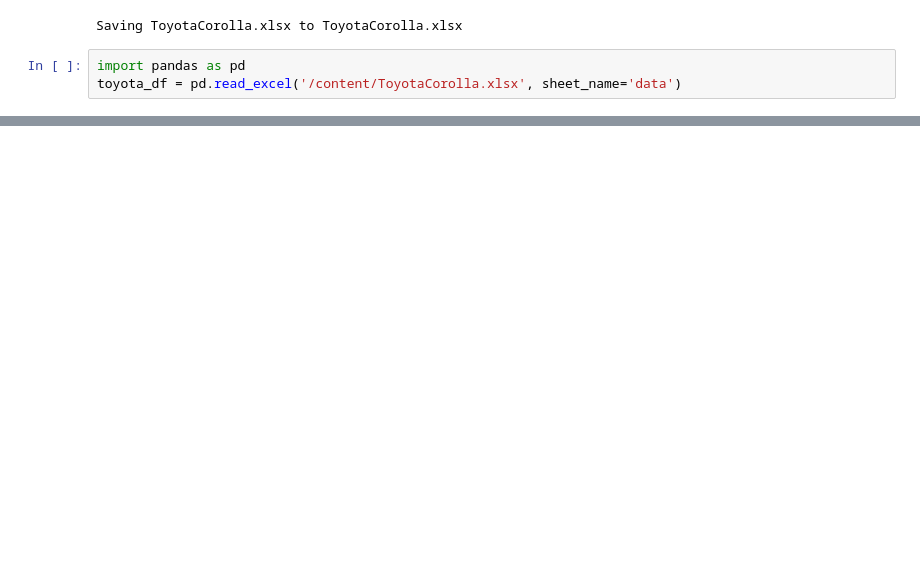
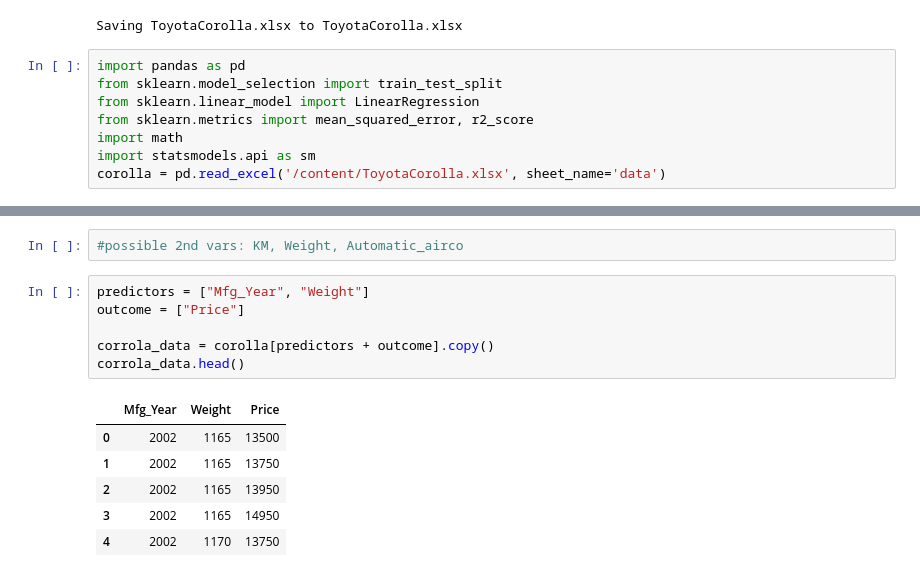
Before and after one commit to beneDesp/GLDM3002, a Jupyter notebook: finalProject_walsh.ipynb, the cells around one changed output, grey strips where cells are left out. Cells and saved outputs as stored; diff of their text form; blank space fills up the shorter version.

```diff
--- a/finalProject_walsh.ipynb
+++ b/finalProject_walsh.ipynb
@@ -8,5 +8,10 @@ uploaded = files.upload()
 Saving ToyotaCorolla.xlsx to ToyotaCorolla.xlsx
 # %%
 import pandas as pd
-toyota_df = pd.read_excel('/content/ToyotaCorolla.xlsx', sheet_name='data')
+from sklearn.model_selection import train_test_split
+from sklearn.linear_model import LinearRegression
+from sklearn.metrics import mean_squared_error, r2_score
+import math
+import statsmodels.api as sm
+corolla = pd.read_excel('/content/ToyotaCorolla.xlsx', sheet_name='data')
 # %%
@@ -15,0 +87,15 @@ toyota_df.shape
+# %%
+#possible 2nd vars: KM, Weight, Automatic_airco
+# %%
+predictors = ["Mfg_Year", "Weight"]
+outcome = ["Price"]
+
+corrola_data = corolla[predictors + outcome].copy()
+corrola_data.head()
+# %% [output]
+|  | Mfg_Year | Weight | Price |
+| 0 | 2002 | 1165 | 13500 |
+| 1 | 2002 | 1165 | 13750 |
+| 2 | 2002 | 1165 | 13950 |
+| 3 | 2002 | 1165 | 14950 |
+| 4 | 2002 | 1170 | 13750 |
```
Also changed, not shown: parts of 9 cells of this notebook.
